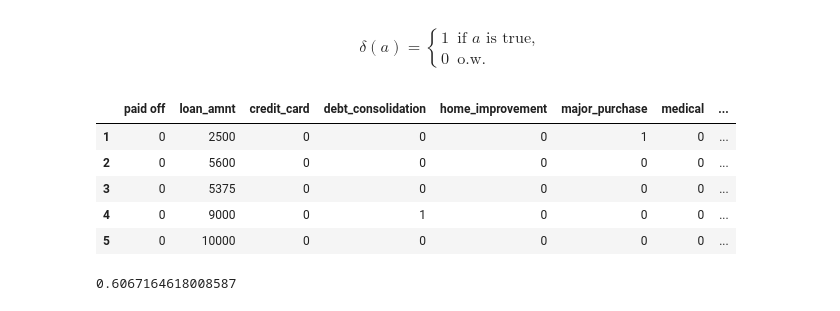
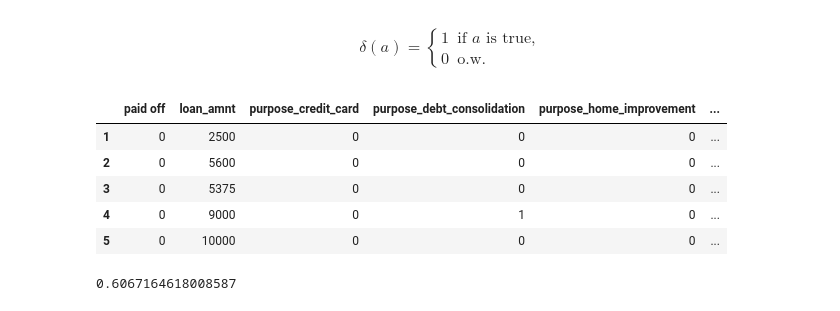
Before and after one commit to Aria-Kumar/COMSW4995_008_2017_3, a Jupyter notebook: notebooks/slides_week7_feature_selection_model_evaluation_and_selection.ipynb, the cells around one changed output. Drawn from its saved outputs; the diff is of its cells as text; code cells hidden in the pictures.

```diff
--- a/notebooks/slides_week7_feature_selection_model_evaluation_and_selection.ipynb
+++ b/notebooks/slides_week7_feature_selection_model_evaluation_and_selection.ipynb
@@ -377,16 +363,18 @@ $$
 # %%
 df = pd.read_csv('../data/loan_data.csv', header=0, index_col=0)
 
-df = pd.concat([pd.get_dummies(df.outcome,drop_first=True),df.loan_amnt,pd.get_dummies(df.purpose_)],axis=1)
+df = pd.concat([pd.get_dummies(df.outcome,drop_first=True),
+                df.loan_amnt,
+                pd.get_dummies(df.purpose_,prefix='purpose')],axis=1)
 
 df.head()
 # %% [output]
-|  | paid off | loan_amnt | credit_card | debt_consolidation | home_improvement | major_purchase | medical | ... |
-| 1 | 0 | 2500 | 0 | 0 | 0 | 1 | 0 | ... |
-| 2 | 0 | 5600 | 0 | 0 | 0 | 0 | 0 | ... |
-| 3 | 0 | 5375 | 0 | 0 | 0 | 0 | 0 | ... |
-| 4 | 0 | 9000 | 0 | 1 | 0 | 0 | 0 | ... |
-| 5 | 0 | 10000 | 0 | 0 | 0 | 0 | 0 | ... |
+|  | paid off | loan_amnt | purpose_credit_card | purpose_debt_consolidation | purpose_home_improvement | ... |
+| 1 | 0 | 2500 | 0 | 0 | 0 | ... |
+| 2 | 0 | 5600 | 0 | 0 | 0 | ... |
+| 3 | 0 | 5375 | 0 | 0 | 0 | ... |
+| 4 | 0 | 9000 | 0 | 1 | 0 | ... |
+| 5 | 0 | 10000 | 0 | 0 | 0 | ... |
 # %%
 X_train, X_test, y_train, y_test = train_test_split(df.iloc[:,1:],
                                                     df.iloc[:,0],
```
Also changed, not shown: parts of 38 cells of this notebook, 1 other file.
